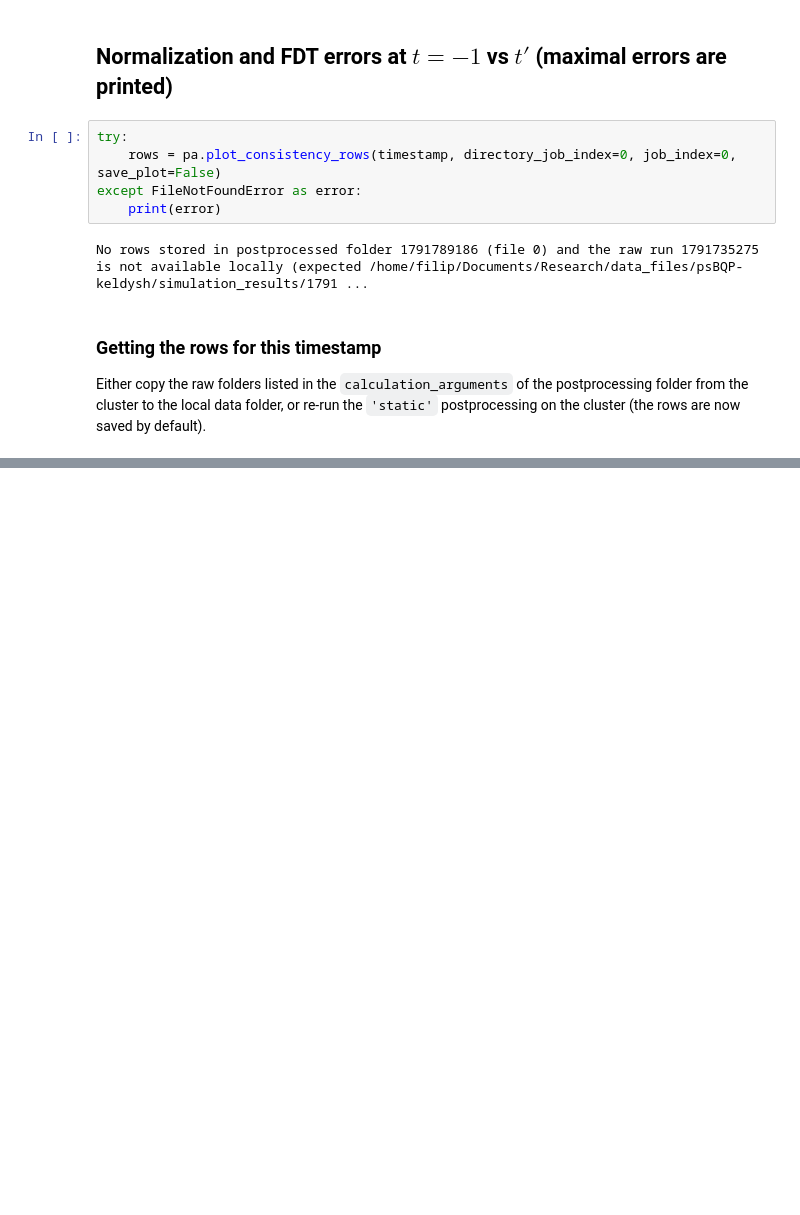
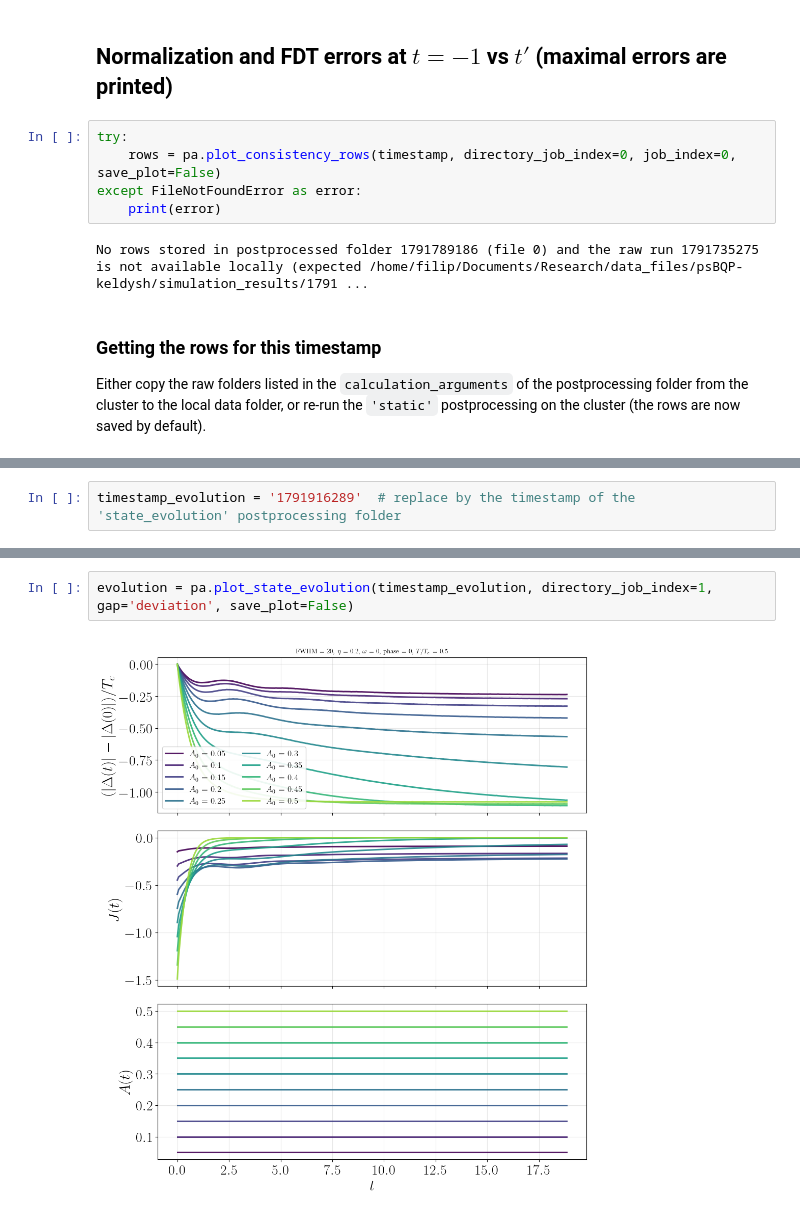
Before and after one commit to j-curtis/psBQP, a Jupyter notebook: Jupyter_notebooks/Plot_postprocessed_data.ipynb, the cells around one changed output, grey strips where cells are left out. Drawn from its saved outputs; the diff is of its cells as text; blank space fills up the shorter version.

```diff
--- a/Jupyter_notebooks/Plot_postprocessed_data.ipynb
+++ b/Jupyter_notebooks/Plot_postprocessed_data.ipynb
@@ -126,0 +126,2 @@ re-run the `'static'` postprocessing on the cluster (the rows are now saved by d
+# %%
+timestamp_evolution = '1791916289'  # replace by the timestamp of the 'state_evolution' postprocessing folder
@@ -126,0 +133,4 @@ re-run the `'static'` postprocessing on the cluster (the rows are now saved by d
+# %%
+evolution = pa.plot_state_evolution(timestamp_evolution, directory_job_index=1, gap='deviation', save_plot=False)
+# %% [output]
+[figure, added]
```
Also changed, not shown: parts of 6 cells of this notebook, 12 other files.
